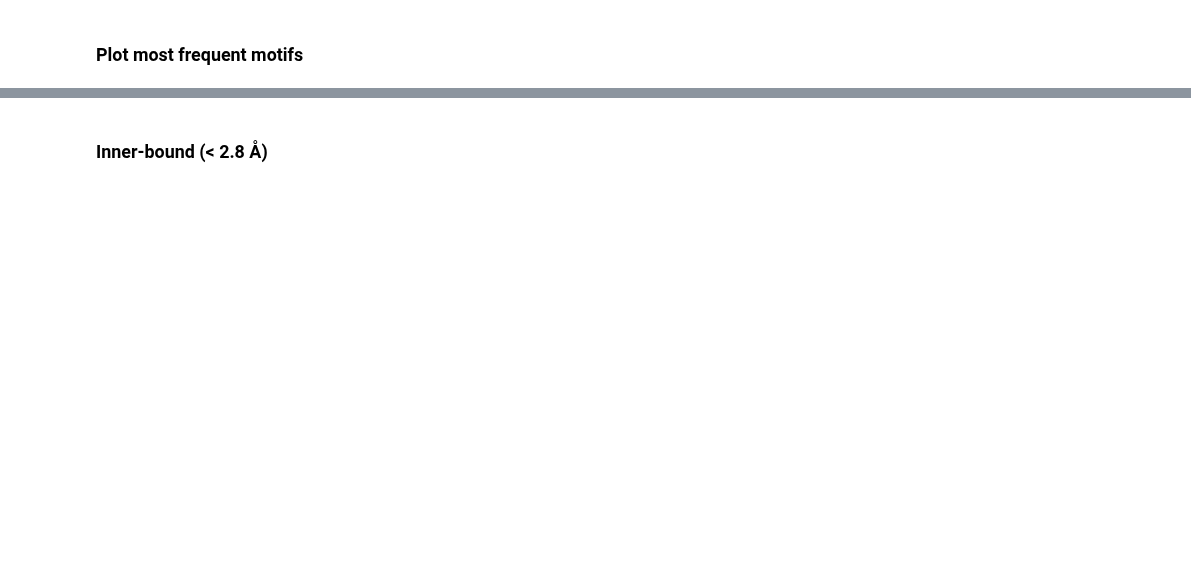
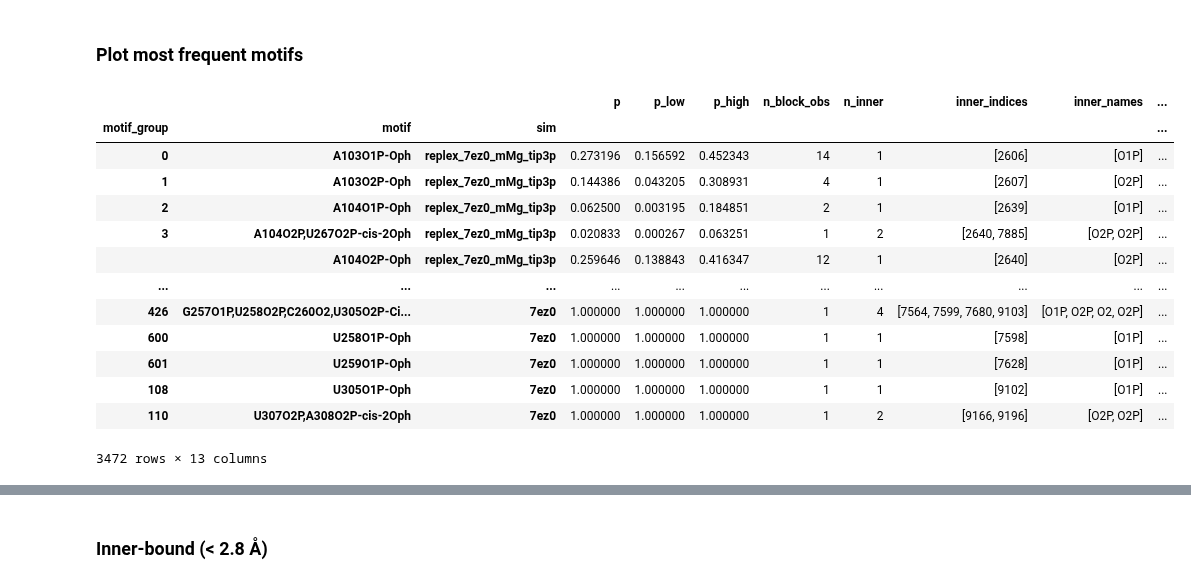
Before and after one commit to ollyfutur/mg_sampling, a Jupyter notebook: notebooks/06-Motifs.ipynb, the cells around one changed output, grey strips where cells are left out. Drawn from its saved outputs; the diff is of its cells as text; code cells hidden in the pictures; blank space fills up the shorter version.

```diff
--- a/notebooks/06-Motifs.ipynb
+++ b/notebooks/06-Motifs.ipynb
@@ -216,3 +182,20 @@ res = res.drop(index="")
 res['inner_labels'] = res.apply(lambda x: [f"{resname}{resid}{name}" for resname, resid, name in zip(x['inner_resnames'], x['inner_resids'], x['inner_names'])], axis=1)
 res['motif_group'] = label_disjoint_sets(res['inner_labels'])
+# %%
+res.set_index(['motif_group', 'motif', 'sim'])
+# %% [output]
+|  |  |  | p | p_low | p_high | n_block_obs | n_inner | inner_indices | inner_names | ... |
+| motif_group | motif | sim |  |  |  |  |  |  |  | ... |
+| 0 | A103O1P-Oph | replex_7ez0_mMg_tip3p | 0.273196 | 0.156592 | 0.452343 | 14 | 1 | [2606] | [O1P] | ... |
+| 1 | A103O2P-Oph | replex_7ez0_mMg_tip3p | 0.144386 | 0.043205 | 0.308931 | 4 | 1 | [2607] | [O2P] | ... |
+| 2 | A104O1P-Oph | replex_7ez0_mMg_tip3p | 0.062500 | 0.003195 | 0.184851 | 2 | 1 | [2639] | [O1P] | ... |
+| 3 | A104O2P,U267O2P-cis-2Oph | replex_7ez0_mMg_tip3p | 0.020833 | 0.000267 | 0.063251 | 1 | 2 | [2640, 7885] | [O2P, O2P] | ... |
+|  | A104O2P-Oph | replex_7ez0_mMg_tip3p | 0.259646 | 0.138843 | 0.416347 | 12 | 1 | [2640] | [O2P] | ... |
+| ... | ... | ... | ... | ... | ... | ... | ... | ... | ... | ... |
+| 426 | G257O1P,U258O2P,C260O2,U305O2P-Ci... | 7ez0 | 1.000000 | 1.000000 | 1.000000 | 1 | 4 | [7564, 7599, 7680, 9103] | [O1P, O2P, O2, O2P] | ... |
+| 600 | U258O1P-Oph | 7ez0 | 1.000000 | 1.000000 | 1.000000 | 1 | 1 | [7598] | [O1P] | ... |
+| 601 | U259O1P-Oph | 7ez0 | 1.000000 | 1.000000 | 1.000000 | 1 | 1 | [7628] | [O1P] | ... |
+| 108 | U305O1P-Oph | 7ez0 | 1.000000 | 1.000000 | 1.000000 | 1 | 1 | [9102] | [O1P] | ... |
+| 110 | U307O2P,A308O2P-cis-2Oph | 7ez0 | 1.000000 | 1.000000 | 1.000000 | 1 | 2 | [9166, 9196] | [O2P, O2P] | ... |
+3472 rows × 13 columns
 # %%
```
Also changed, not shown: parts of 23 cells of this notebook, 2 other files.
